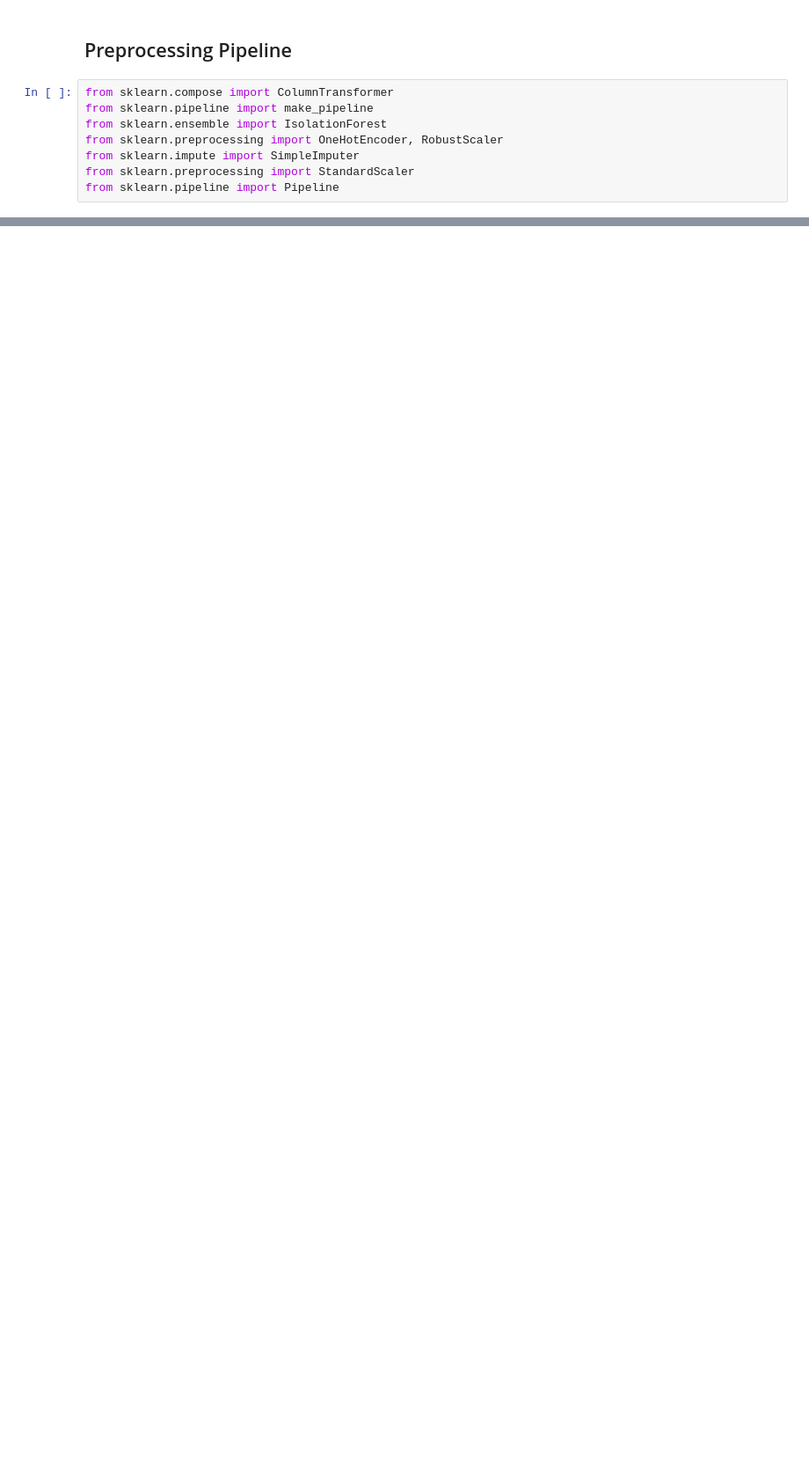
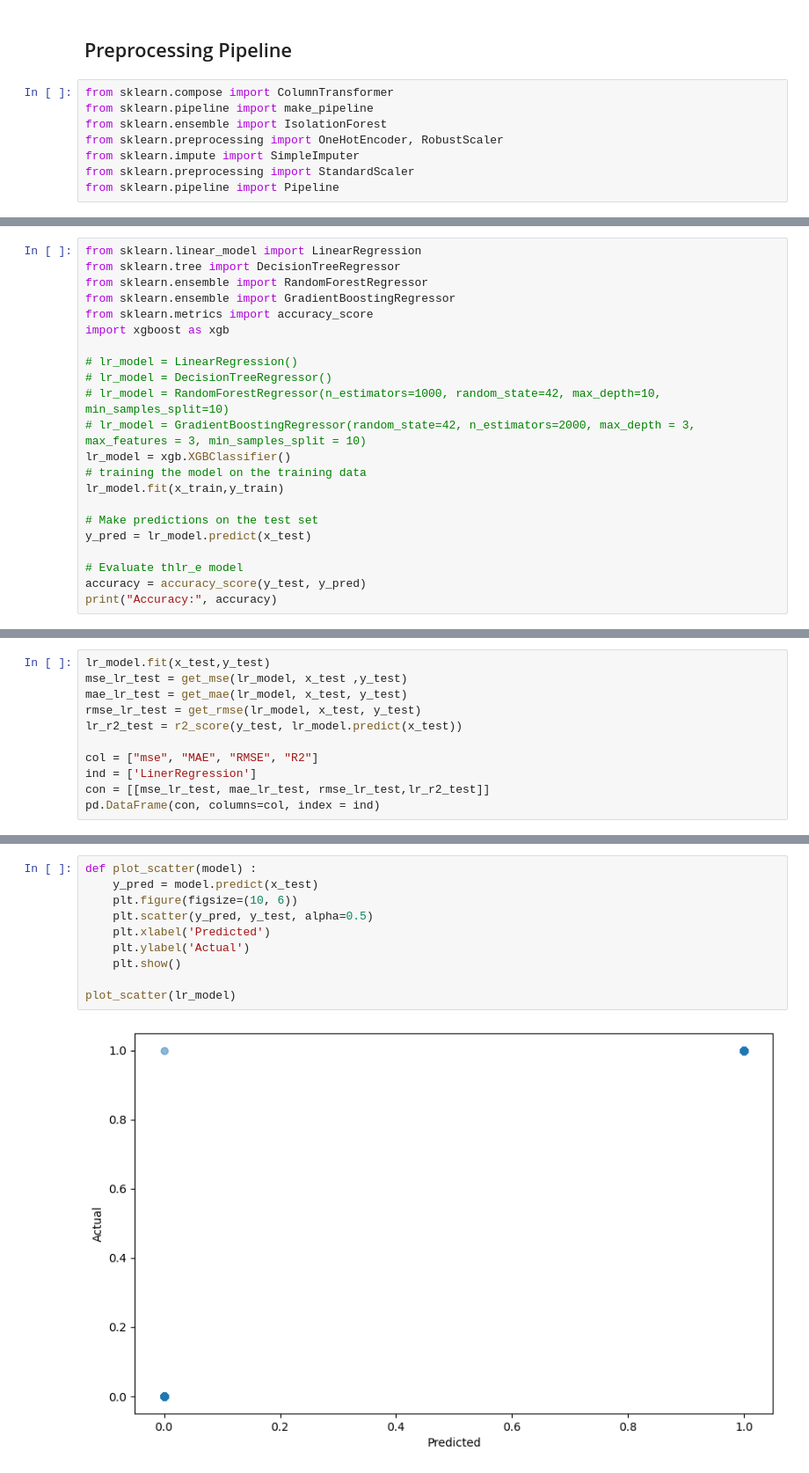
Before and after one commit to Joas329/QRS-Complex-Dection-Algoirthm, a Jupyter notebook: main.ipynb, the cells around one changed output, grey strips where cells are left out. Shown: that part at 88% size. Saved outputs shown, nothing was run; the diff lists cells and outputs as text; blank space fills up the shorter version.

```diff
--- a/main.ipynb
+++ b/main.ipynb
@@ -251,0 +243,22 @@ df_prepared
+# %%
+from sklearn.linear_model import LinearRegression
+from sklearn.tree import DecisionTreeRegressor
+from sklearn.ensemble import RandomForestRegressor
+from sklearn.ensemble import GradientBoostingRegressor
+from sklearn.metrics import accuracy_score
+import xgboost as xgb
+
+# lr_model = LinearRegression()
+# lr_model = DecisionTreeRegressor()
+# lr_model = RandomForestRegressor(n_estimators=1000, random_state=42, max_depth=10, min_samples_split=10)
+# lr_model = GradientBoostingRegressor(random_state=42, n_estimators=2000, max_depth = 3, max_features = 3, min_samples_split = 10)
+lr_model = xgb.XGBClassifier()
+# training the model on the training data
+lr_model.fit(x_train,y_train)
+
+# Make predictions on the test set
+y_pred = lr_model.predict(x_test)
+
+# Evaluate thlr_e model
+accuracy = accuracy_score(y_test, y_pred)
+print("Accuracy:", accuracy)
@@ -305,0 +318,11 @@ plt.show()
+# %%
+lr_model.fit(x_test,y_test)
+mse_lr_test = get_mse(lr_model, x_test ,y_test)
+mae_lr_test = get_mae(lr_model, x_test, y_test)
+rmse_lr_test = get_rmse(lr_model, x_test, y_test)
+lr_r2_test = r2_score(y_test, lr_model.predict(x_test))
+
+col = ["mse", "MAE", "RMSE", "R2"]
+ind = ['LinerRegression']
+con = [[mse_lr_test, mae_lr_test, rmse_lr_test,lr_r2_test]]
+pd.DataFrame(con, columns=col, index = ind)
@@ -305,0 +332,12 @@ plt.show()
+# %%
+def plot_scatter(model) :
+    y_pred = model.predict(x_test)
+    plt.figure(figsize=(10, 6))
+    plt.scatter(y_pred, y_test, alpha=0.5)
+    plt.xlabel('Predicted')
+    plt.ylabel('Actual')
+    plt.show()
+
+plot_scatter(lr_model)
+# %% [output]
+[figure, added]
```
Also changed, not shown: parts of 35 cells of this notebook, 1 other file.
